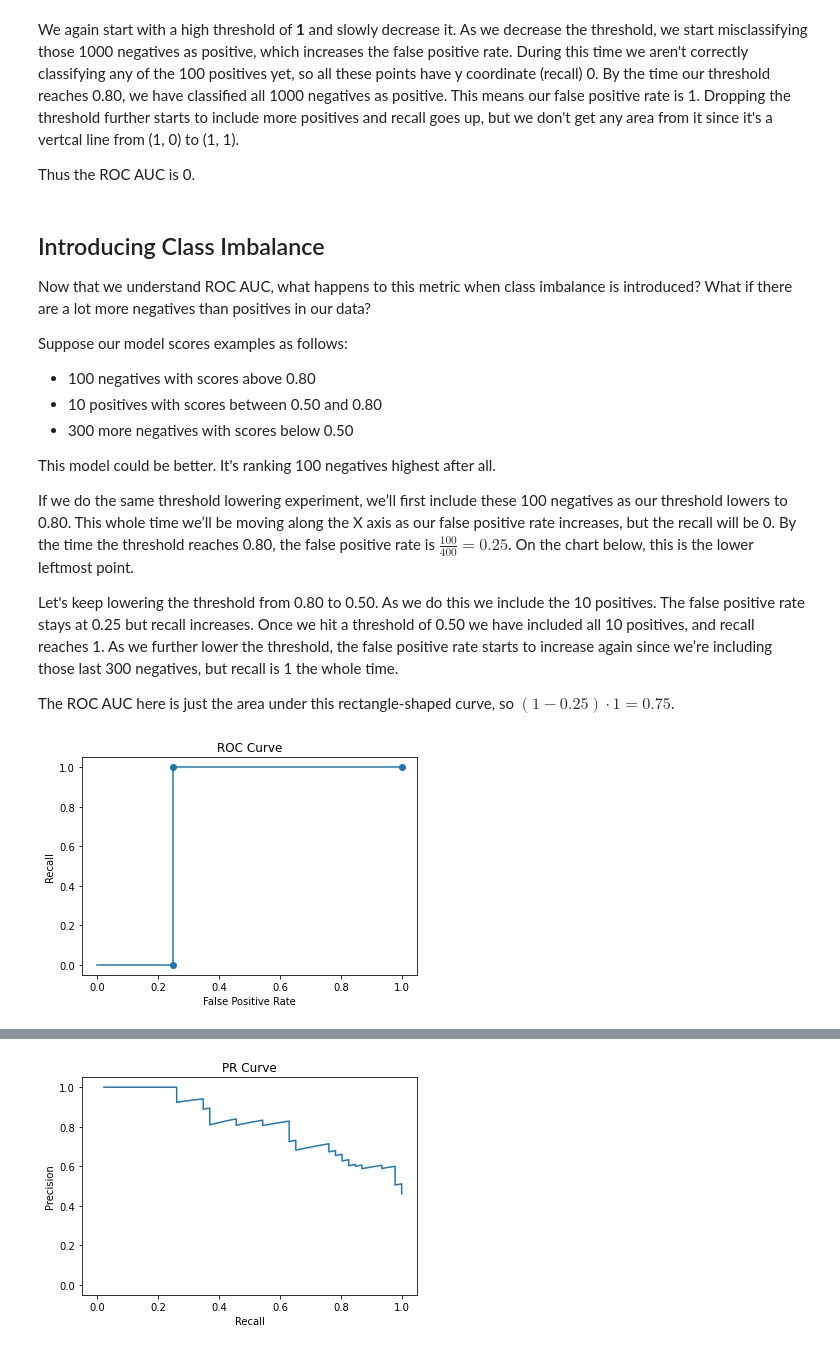
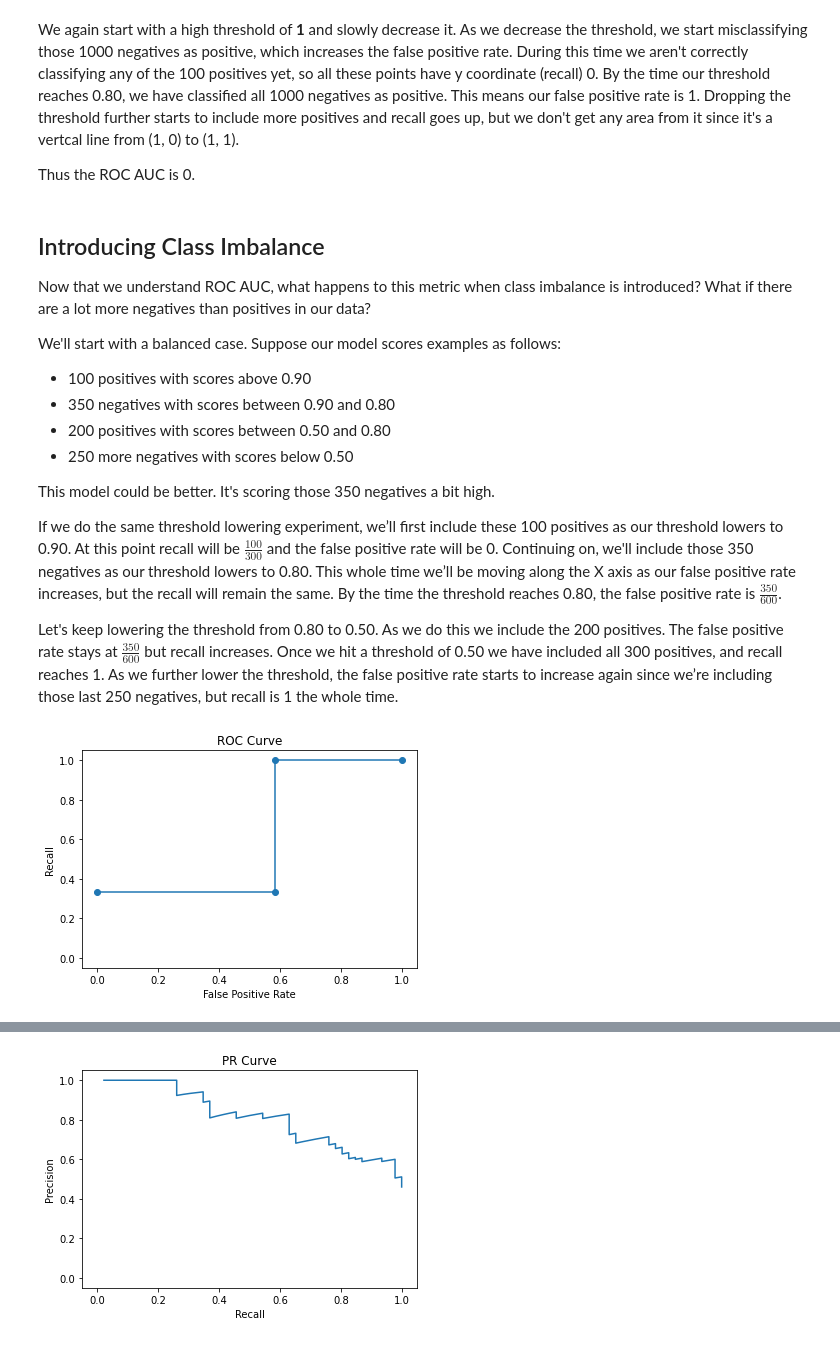
Before and after one commit to alexandermoore/alexandermoore.github.io, a Jupyter notebook: src/python/ROC-Vs-PR-AUC.ipynb, the cells around one changed output, grey strips where cells are left out. Cells and saved outputs as stored; diff of their text form; code cells hidden in the pictures.

```diff
--- a/src/python/ROC-Vs-PR-AUC.ipynb
+++ b/src/python/ROC-Vs-PR-AUC.ipynb
@@ -168,40 +168,39 @@ Thus the ROC AUC is 0.
 ## Introducing Class Imbalance
 Now that we understand ROC AUC, what happens to this metric when class imbalance is introduced? What if there are a lot more negatives than positives in our data?
 
-Suppose our model scores examples as follows:
-* 100 negatives with scores above 0.80
-* 10 positives with scores between 0.50 and 0.80
-* 300 more negatives with scores below 0.50
+We'll start with a balanced case. Suppose our model scores examples as follows:
+* 100 positives with scores above 0.90
+* 350 negatives with scores between 0.90 and 0.80
+* 200 positives with scores between 0.50 and 0.80
+* 250 more negatives with scores below 0.50
 
-This model could be better. It's ranking 100 negatives highest after all.
+This model could be better. It's scoring those 350 negatives a bit high.
 
-If we do the same threshold lowering experiment, we’ll first include these 100 negatives as our threshold lowers to 0.80. This whole time we’ll be moving along the X axis as our false positive rate increases, but the recall will be 0. By the time the threshold reaches 0.80, the false positive rate is $\frac{100}{400} = 0.25$. On the chart below, this is the lower leftmost point.
+If we do the same threshold lowering experiment, we’ll first include these 100 positives as our threshold lowers to 0.90. At this point recall will be $\frac{100}{300}$ and the false positive rate will be 0. Continuing on, we'll include those 350 negatives as our threshold lowers to 0.80. This whole time we’ll be moving along the X axis as our false positive rate increases, but the recall will remain the same. By the time the threshold reaches 0.80, the false positive rate is $\frac{350}{600}$.
 
-Let's keep lowering the threshold from 0.80 to 0.50. As we do this we include the 10 positives. The false positive rate stays at 0.25 but recall increases. Once we hit a threshold of 0.50 we have included all 10 positives, and recall reaches 1. As we further lower the threshold, the false positive rate starts to increase again since we’re including those last 300 negatives, but recall is 1 the whole time.
-
-The ROC AUC here is just the area under this rectangle-shaped curve, so $(1 - 0.25) \cdot 1 = 0.75$.
+Let's keep lowering the threshold from 0.80 to 0.50. As we do this we include the 200 positives. The false positive rate stays at $\frac{350}{600}$ but recall increases. Once we hit a threshold of 0.50 we have included all 300 positives, and recall reaches 1. As we further lower the threshold, the false positive rate starts to increase again since we’re including those last 250 negatives, but recall is 1 the whole time.
 # %%
 # HIDE_INPUT
-scores = np.concatenate([np.ones(100) * 0.80, np.ones(10) * 0.50, np.ones(300) * 0.10])
-labels = np.concatenate([np.zeros(100), np.ones(10), np.zeros(300)])
+scores = np.concatenate([np.ones(100), np.ones(350) * 0.80, np.ones(200) * 0.50, np.ones(250) * 0.10])
+labels = np.concatenate([np.ones(100), np.zeros(350), np.ones(200), np.zeros(250)])
 ys, xs, area = roc_curve(scores, labels, np.linspace(0.0, 1.0, 100))
 draw_curve(
     xs,
     ys,
     title="ROC Curve",
     xlabel="False Positive Rate",
     ylabel="Recall",
     style='line',
     show=False)
-ys, xs, _ = roc_curve(scores, labels, [0.80, 0.50, 0.0])
+ys, xs, _ = roc_curve(scores, labels, [0.90, 0.80, 0.50, 0.0])
 draw_curve(
     xs,
     ys,
     title="ROC Curve",
     xlabel="False Positive Rate",
     ylabel="Recall",
     style='scatter',
     show=True)
 # %% [output]
-[figure, old version]
+[figure, new version]
 # %% [markdown]
```
Also changed, not shown: parts of 10 cells of this notebook, 4 other files.
